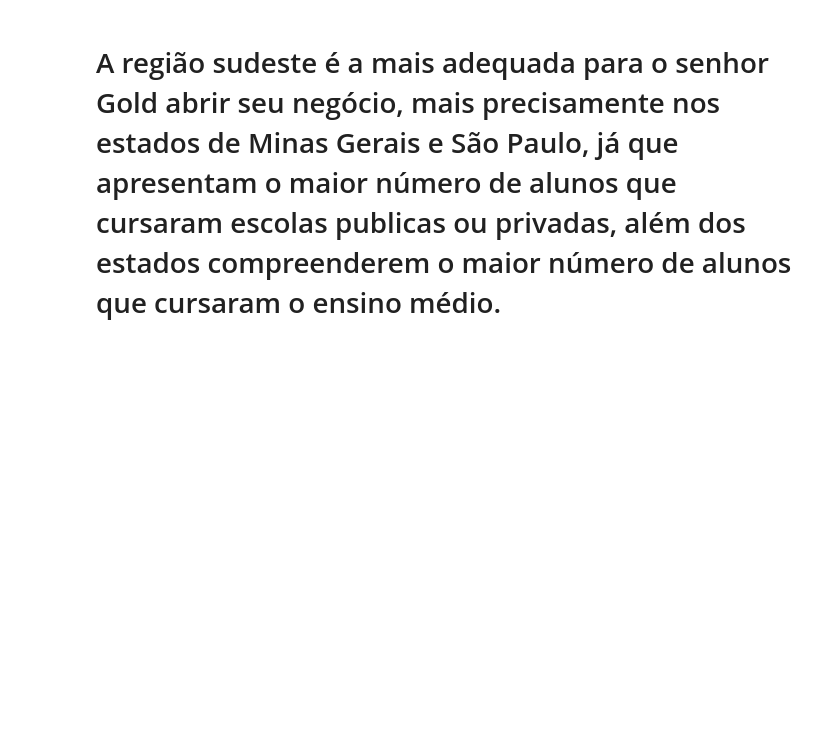
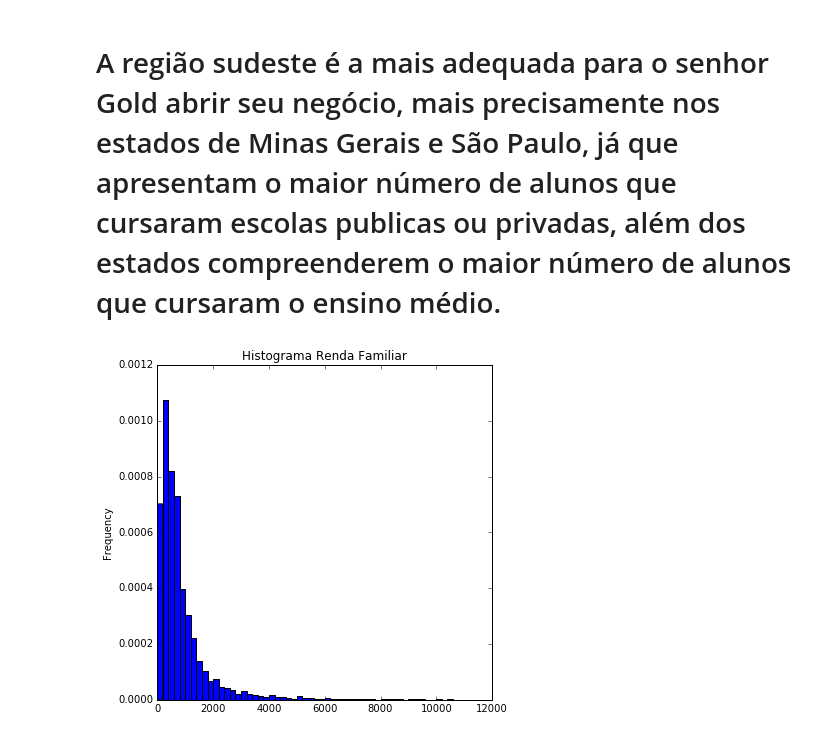
Before and after one commit to pedrodelapena/CD, a Jupyter notebook: aula2/O problema de Sr Gold.ipynb, the cells around one changed output. Drawn from its saved outputs; the diff is of its cells as text; code cells hidden in the pictures; blank space fills up the shorter version.

```diff
--- a/aula2/O problema de Sr Gold.ipynb
+++ b/aula2/O problema de Sr Gold.ipynb
@@ -409,3 +452,18 @@ Final
 | Distrito Federal | 152 | 925 | 2661 | 433 | 485 | 4705 |
 # %% [markdown]
 # A região sudeste é a mais adequada para o senhor Gold abrir seu negócio, mais precisamente nos estados de Minas Gerais e São Paulo, já que apresentam o maior número de alunos que cursaram escolas publicas ou privadas, além dos estados compreenderem o maior número de alunos que cursaram o ensino médio.
+# %%
+NF = (n/100)**(1/2)
+NF = round(NF,0)
+Min = dados.V4750.min()
+Max = 12000
+
+Step4750 = (Max-Min)/NF
+
+A4750 = dados.V4750.value_counts()
+
+faixa4750 = np.arange(Min, Max, Step4750)
+# %%
+plot = dados.V4750.plot.hist(bins=faixa4750, title='Histograma Renda Familiar', figsize=(6,6), normed = 1)
+# %% [output]
+[figure, added]
```
Also changed, not shown: parts of 10 cells of this notebook.
